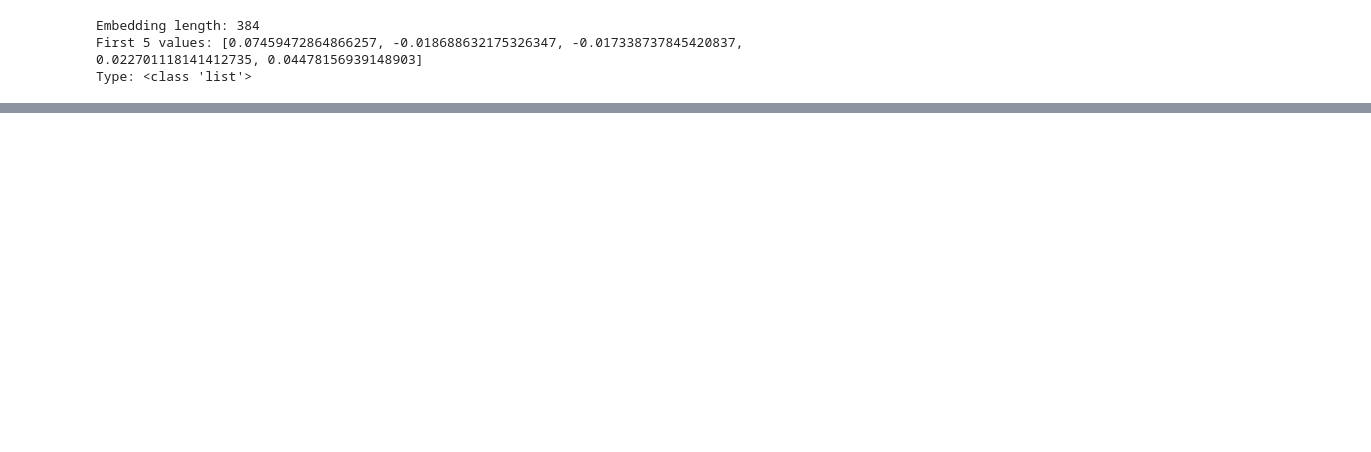
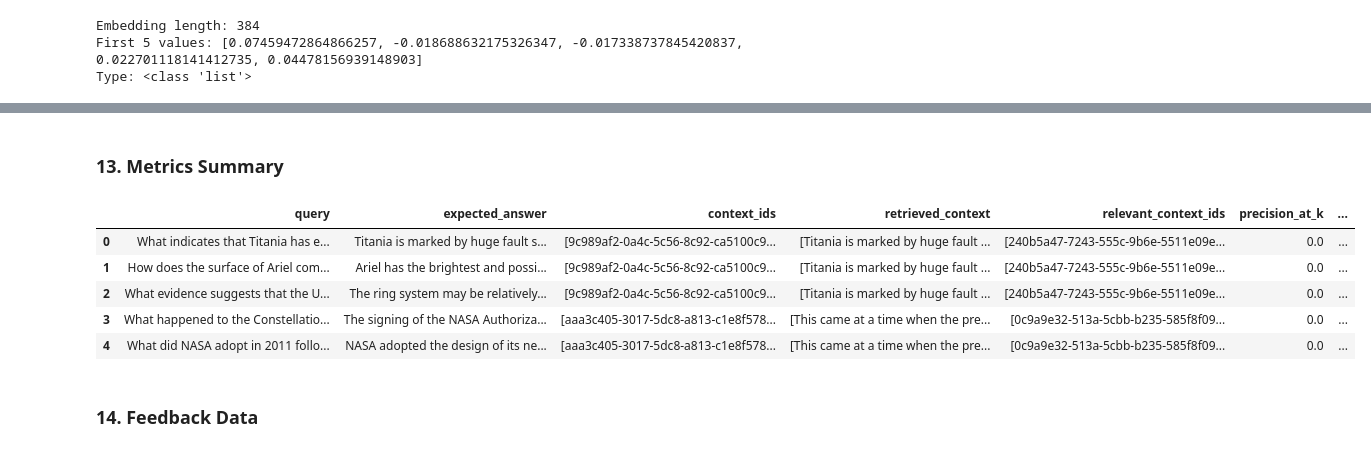
Before and after one commit to lkirch/ScienceSage, a Jupyter notebook: notebooks/sanity_check.ipynb, the cells around one changed output, grey strips where cells are left out. Drawn from its saved outputs; the diff is of its cells as text; code cells hidden in the pictures; blank space fills up the shorter version.

```diff
--- a/notebooks/sanity_check.ipynb
+++ b/notebooks/sanity_check.ipynb
@@ -133,6 +219,0 @@ animals in space: 9
-# %%
-points, _ = qdrant.scroll(collection_name=QDRANT_COLLECTION, limit=5, with_payload=True)
-for i, p in enumerate(points):
-    if hasattr(p, "payload"):
-        print(f"Point {i} payload keys: {list(p.payload.keys())}")
-        print(f"Sample payload: {p.payload}\n")
@@ -153,0 +222,6 @@ Sample payload: {'uuid': '00897e37-be86-5dbc-be90-87ea43378d77', 'text': 'Surfac
+# %%
+with open("../data/ground_truth/ground_truth_dataset.jsonl") as f:
+    for i, line in enumerate(f):
+        print(json.loads(line))
+        if i >= 4:
+            break
@@ -153,0 +236,6 @@ Sample payload: {'uuid': '00897e37-be86-5dbc-be90-87ea43378d77', 'text': 'Surfac
+# %%
+with open("../data/eval/eval_results.jsonl") as f:
+    for i, line in enumerate(f):
+        print(json.loads(line))
+        if i >= 4:
+            break
@@ -153,0 +250,6 @@ Sample payload: {'uuid': '00897e37-be86-5dbc-be90-87ea43378d77', 'text': 'Surfac
+# %%
+with open("../data/eval/llm_eval.jsonl") as f:
+    for i, line in enumerate(f):
+        print(json.loads(line))
+        if i >= 4:
+            break
@@ -153,0 +262,24 @@ Sample payload: {'uuid': '00897e37-be86-5dbc-be90-87ea43378d77', 'text': 'Surfac
+# %% [markdown]
+### 13. Metrics Summary
+# %%
+# Read all metrics from eval_results.jsonl
+metrics = []
+with open("../data/eval/eval_results.jsonl") as f:
+    for line in f:
+        metrics.append(json.loads(line))
+
+# Convert to DataFrame and display as table
+if metrics:
+    df = pd.DataFrame(metrics)
+    display(df.head())
+else:
+    print("No metrics found in eval_results.jsonl")
+# %% [output]
+|  | query | expected_answer | context_ids | retrieved_context | relevant_context_ids | precision_at_k | ... |
+| 0 | What indicates that Titania has e... | Titania is marked by huge fault s... | [9c989af2-0a4c-5c56-8c92-ca5100c9... | [Titania is marked by huge fault ... | [240b5a47-7243-555c-9b6e-5511e09e... | 0.0 | ... |
+| 1 | How does the surface of Ariel com... | Ariel has the brightest and possi... | [9c989af2-0a4c-5c56-8c92-ca5100c9... | [Titania is marked by huge fault ... | [240b5a47-7243-555c-9b6e-5511e09e... | 0.0 | ... |
+| 2 | What evidence suggests that the U... | The ring system may be relatively... | [9c989af2-0a4c-5c56-8c92-ca5100c9... | [Titania is marked by huge fault ... | [240b5a47-7243-555c-9b6e-5511e09e... | 0.0 | ... |
+| 3 | What happened to the Constellatio... | The signing of the NASA Authoriza... | [aaa3c405-3017-5dc8-a813-c1e8f578... | [This came at a time when the pre... | [0c9a9e32-513a-5cbb-b235-585f8f09... | 0.0 | ... |
+| 4 | What did NASA adopt in 2011 follo... | NASA adopted the design of its ne... | [aaa3c405-3017-5dc8-a813-c1e8f578... | [This came at a time when the pre... | [0c9a9e32-513a-5cbb-b235-585f8f09... | 0.0 | ... |
+# %% [markdown]
+### 14. Feedback Data
```
Also changed, not shown: parts of 32 cells of this notebook.
